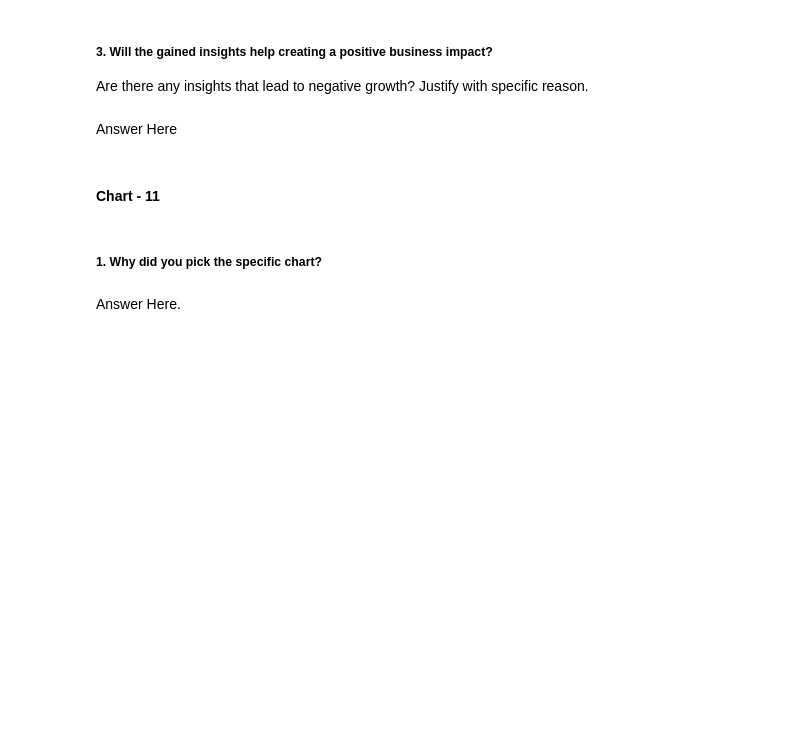
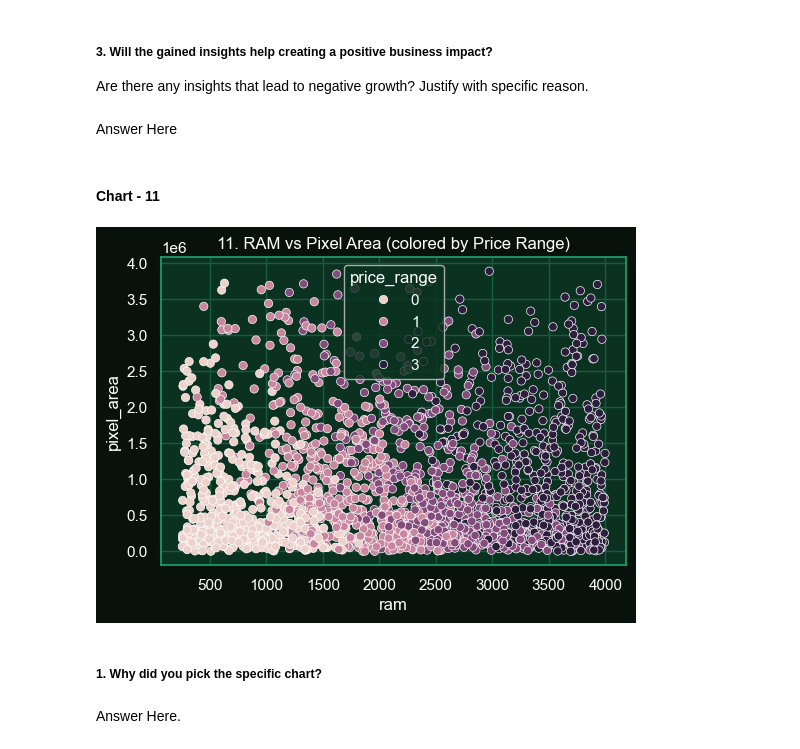
Before and after one commit to KushangShah/Mobile-Phone-Pricing-ML-Project, a Jupyter notebook: mobilePhonePricing_ML.ipynb, the cells around one changed output. Drawn from its saved outputs; the diff is of its cells as text; code cells hidden in the pictures; blank space fills up the shorter version.

```diff
--- a/mobilePhonePricing_ML.ipynb
+++ b/mobilePhonePricing_ML.ipynb
@@ -763,3 +788,12 @@ Answer Here
+# %%
+# Chart - 11 visualization code
+# 11. Scatterplot of RAM vs Pixel Area
+plt.figure(figsize=(6,4))
+sns.scatterplot(x='ram', y='pixel_area', hue='price_range', data=df)
+plt.title('11. RAM vs Pixel Area (colored by Price Range)')
+plt.show()
+# %% [output]
+[figure, added]
 # %% [markdown]
 ##### 1. Why did you pick the specific chart?
 # %% [markdown]
```
Also changed, not shown: parts of 137 cells of this notebook.
